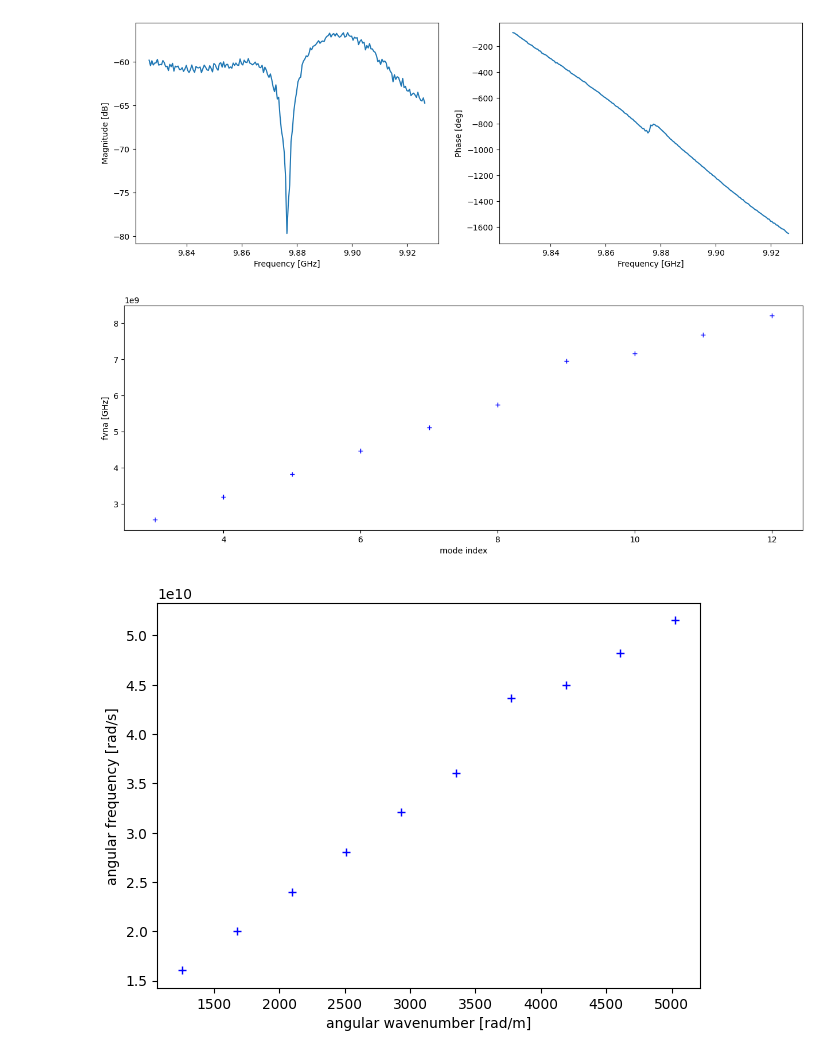
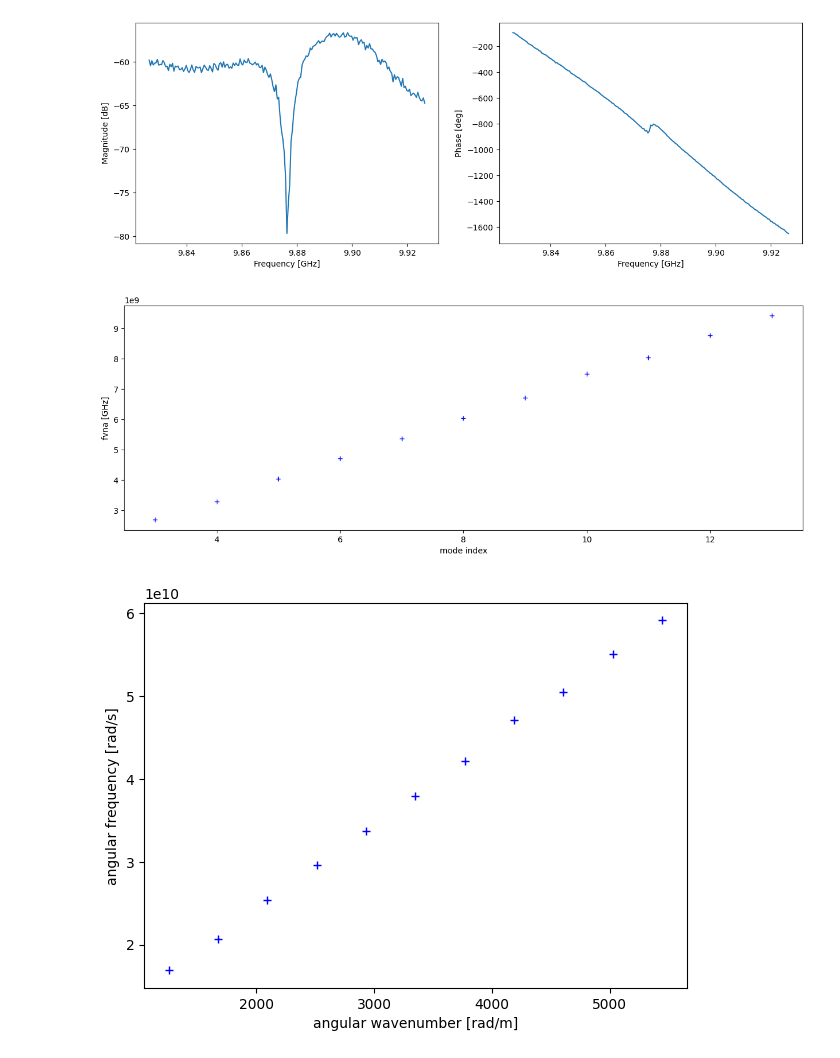
Before and after one commit to c12qe/rf-analysis-tools, a Jupyter notebook: notebook/cavity_resonance_harmonic.ipynb, the cells around one changed output. Drawn from its saved outputs; the diff is of its cells as text; code cells hidden in the pictures.

```diff
--- a/notebook/cavity_resonance_harmonic.ipynb
+++ b/notebook/cavity_resonance_harmonic.ipynb
@@ -412,26 +412,27 @@ ax.set_ylabel('Phase [deg]')
 Text(0, 0.5, 'Phase [deg]')
 [figure]
 # %%
-mode_index=range(3,13)#the resonance frequency is roughly 1.2GHz
+mode_index=range(3,14)#the resonance frequency is roughly 1.2GHz
 resonance_frequency = [
-    2.554e9,
-    3.184e9,
-    3.820e9,
-    4.458e9,
-    5.100e9,
-    5.739e9,
-    6.948e9,
-    7.157e9,
-    7.673e9,
-    8.200e9,
+    2.68927e9,
+    3.2805e9,
+    4.03625e9,
+    4.7014e9,
+    5.3711e9,
+    6.045e9,
+    6.705e9,
+    7.495e9,
+    8.027e9,
+    8.768e9,
+    9.413e9,
 ]  # these are the resonances readout from the measurements
 plt.plot(mode_index, resonance_frequency, 'b+')
 ax = plt.gca()
 ax.set_xlabel('mode index')
 ax.set_ylabel('fvna [GHz]')
 plt.rcParams["figure.figsize"] = (7, 5) #setting figure size
 # %% [output]
-[figure, old version]
+[figure, new version]
 # %%
 angular_frequency_index=[value *(np.pi)*2 for value in resonance_frequency]
 angular_wavenumber_index=[value *(np.pi)/0.0075 for value in mode_index]#resonator_length=7.5mm
@@ -441,7 +442,7 @@ ax.set_xlabel('angular wavenumber [rad/m]')
 ax.set_ylabel('angular frequency [rad/s]')
 plt.rcParams["figure.figsize"] = (7, 5) #setting figure size
 # %% [output]
-[figure, old version]
+[figure, new version]
 # %%
 photon_velocity=[]
 for i in range(len(angular_frequency_index)):
```
Also changed, not shown: parts of 3 cells of this notebook, 5 other files.
